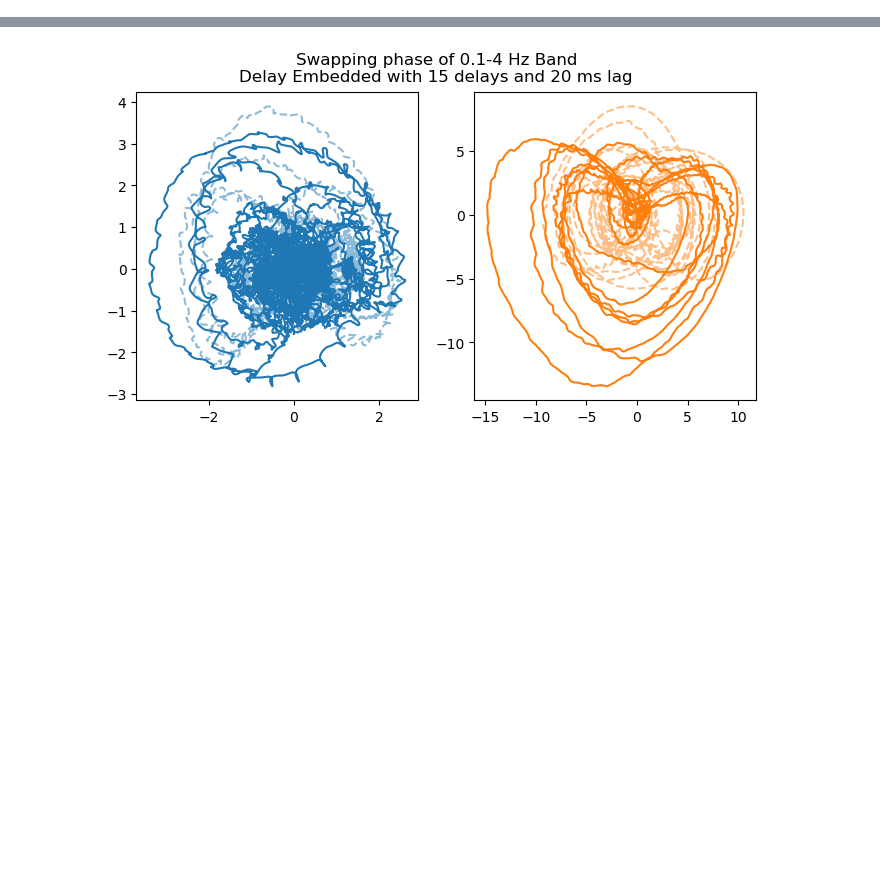
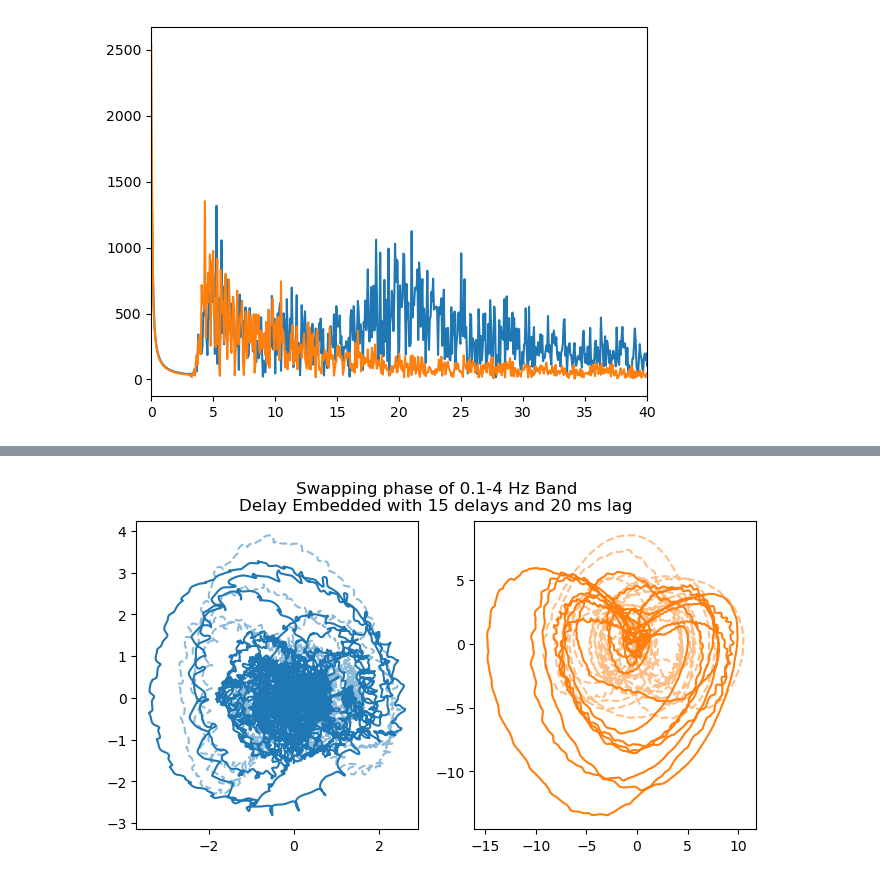
Before and after one commit to adamjeisen/UniversalUnconsciousness, a Jupyter notebook: _jupyter/Testing/2024-09-16 - Testing Bandpass.ipynb, the cells around one changed output, grey strips where cells are left out. Drawn from its saved outputs; the diff is of its cells as text; code cells hidden in the pictures; blank space fills up the shorter version.

```diff
--- a/_jupyter/Testing/2024-09-16 - Testing Bandpass.ipynb
+++ b/_jupyter/Testing/2024-09-16 - Testing Bandpass.ipynb
@@ -51,0 +76,8 @@ plt.plot(lfp_af[:, 0])
+# %%
+freqs = np.fft.rfftfreq(lfp_wn.shape[0], d=1/1000)
+plt.plot(freqs, np.abs(np.fft.rfft(lfp_wfn[:, 0])))
+plt.plot(freqs, np.abs(np.fft.rfft(lfp_afn[:, 0])), c='C1')
+plt.xlim([0, 40])
+plt.show()
+# %% [output]
+[figure, added]
```
Also changed, not shown: parts of 23 cells of this notebook, 7 other files.
